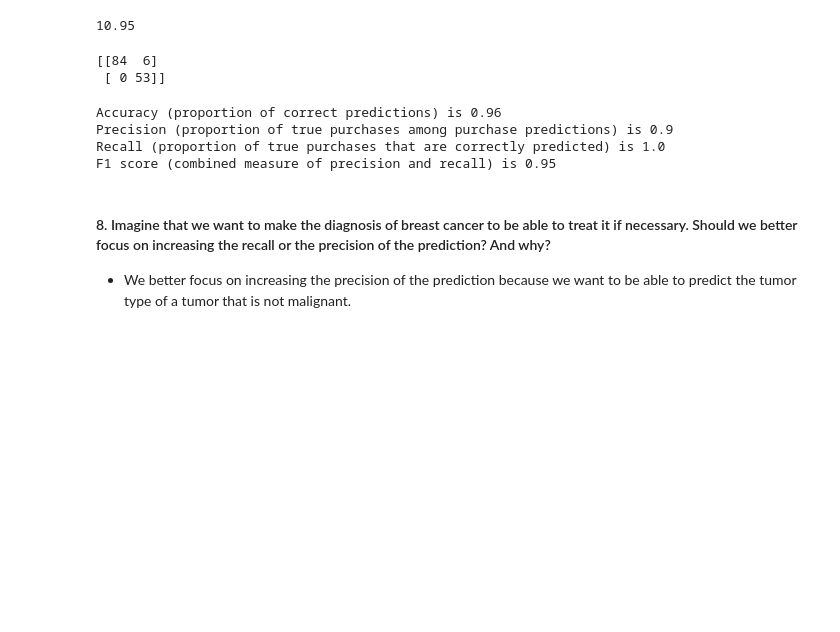
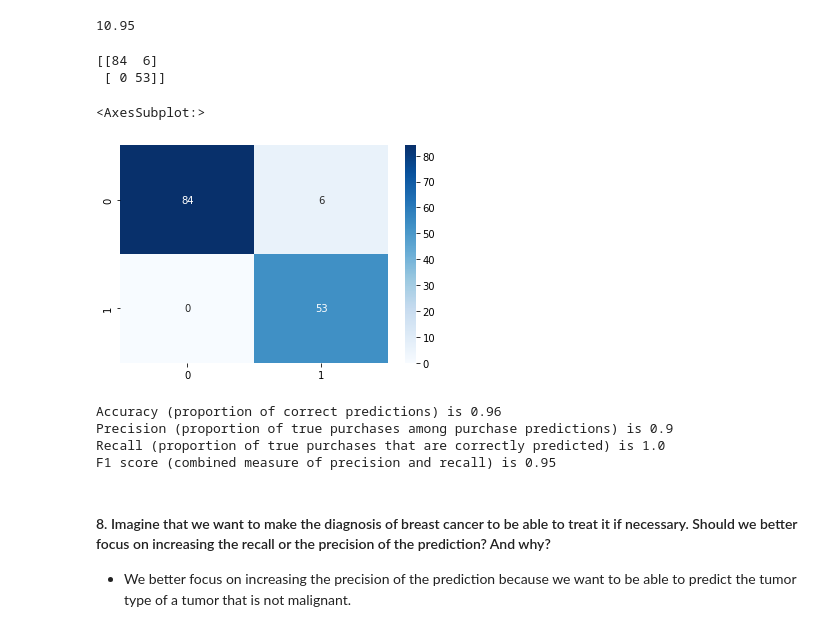
Before and after one commit to ediziks/EPITA-DSA-Notes, a Jupyter notebook: FoundationsOfStatisticalAnalysisAndMachineLearning[FSAML]/class6/Assgn 5-6/ML_course05-06_practice.ipynb, the cells around one changed output. Cells and saved outputs as stored; diff of their text form; code cells hidden in the pictures; blank space fills up the shorter version.

```diff
--- a/FoundationsOfStatisticalAnalysisAndMachineLearning[FSAML]/class6/Assgn 5-6/ML_course05-06_practice.ipynb
+++ b/FoundationsOfStatisticalAnalysisAndMachineLearning[FSAML]/class6/Assgn 5-6/ML_course05-06_practice.ipynb
@@ -322,6 +335,12 @@ print(cm)
 # %% [output]
 [[84  6]
  [ 0 53]]
+# %%
+# confusioin matrix with seaborn
+sns.heatmap(cm, annot=True, fmt='d', cmap='Blues')
+# %% [output]
+<AxesSubplot:>
+[figure, added]
 # %%
 # 7. Compute and display the confusion matrix. Compute the accuracy, precision and recall "by hand" from the confusion matrix. Compute the f1-score as well.
 from sklearn.metrics import accuracy_score, precision_score, recall_score, f1_score
```
Also changed, not shown: parts of 5 cells of this notebook, 3 other files.
